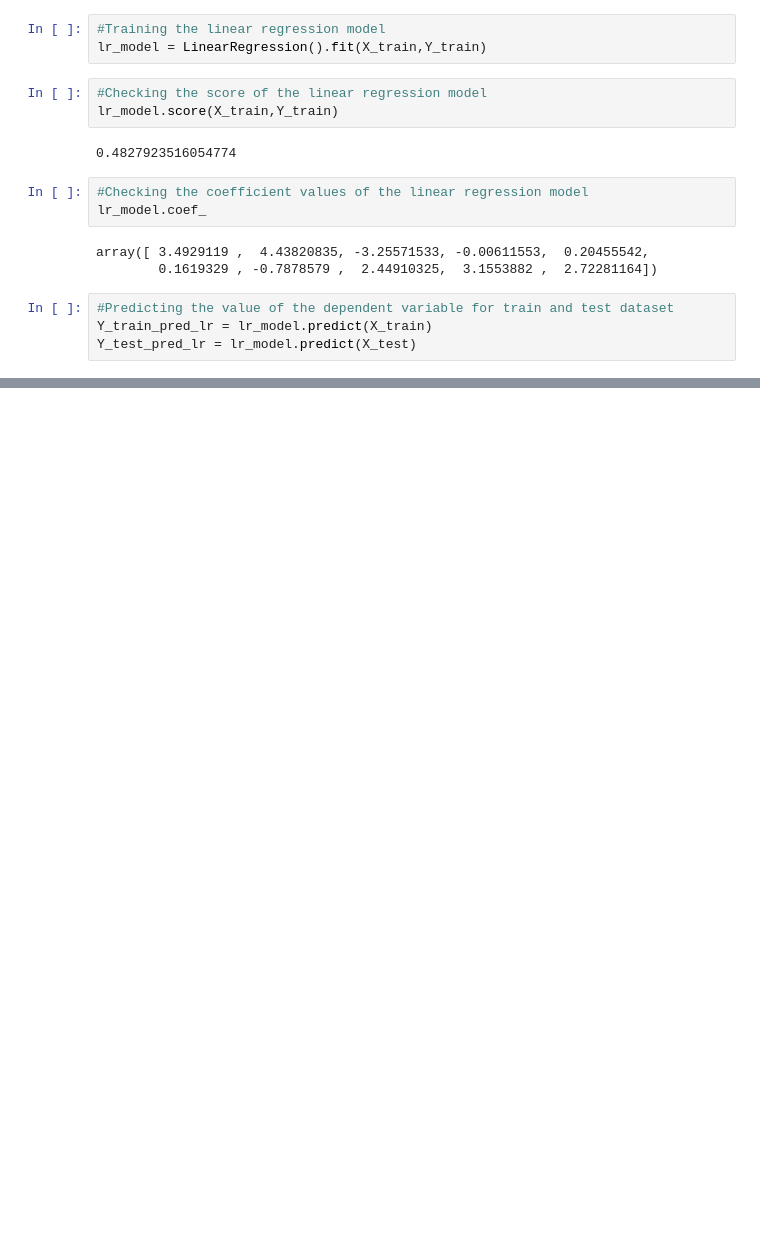
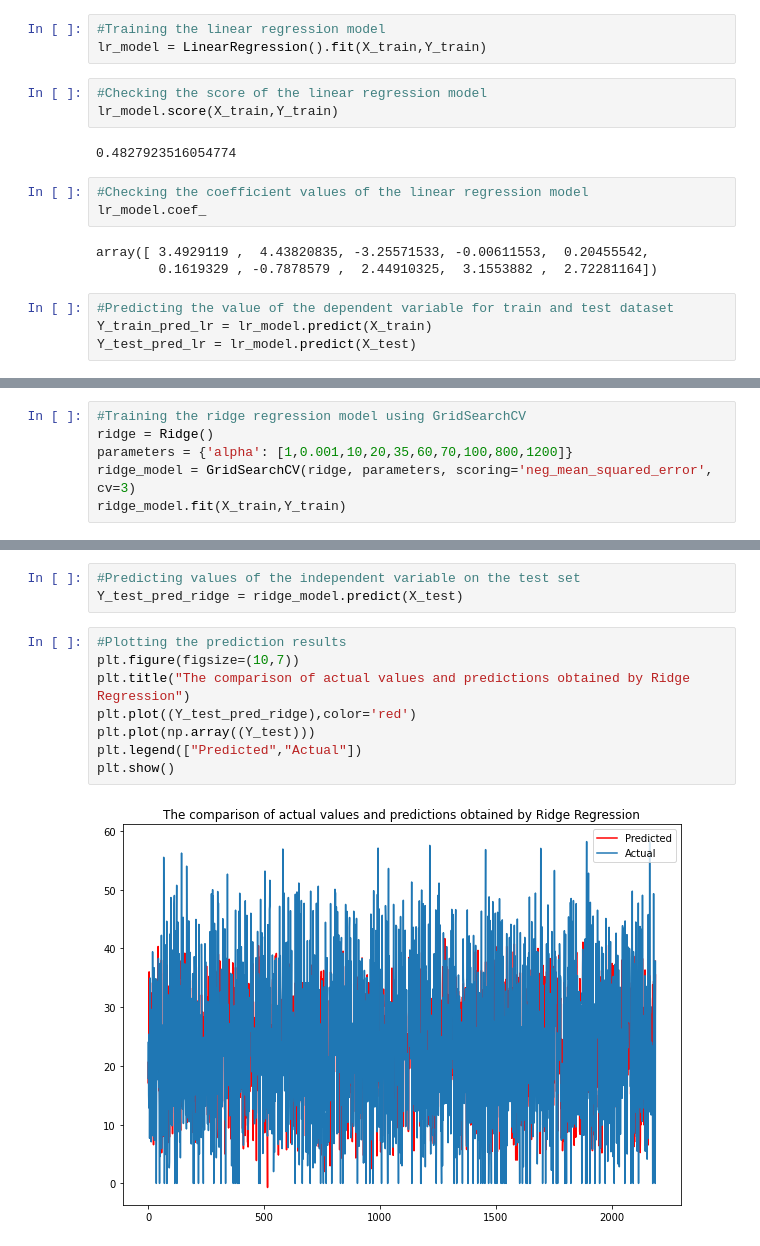
Before and after one commit to Syed-Adnan-S/Bike-Sharing-Demand-Prediction-Capstone-Project, a Jupyter notebook: Bike_Sharing_Demand_Prediction_Capstone_Project_Syed_Adnan_S.ipynb, the cells around one changed output, grey strips where cells are left out. Cells and saved outputs as stored; diff of their text form; blank space fills up the shorter version.

```diff
--- a/Bike_Sharing_Demand_Prediction_Capstone_Project_Syed_Adnan_S.ipynb
+++ b/Bike_Sharing_Demand_Prediction_Capstone_Project_Syed_Adnan_S.ipynb
@@ -908,0 +921,6 @@ Adjusted R2 : 0.4505640174519946
+# %%
+#Training the ridge regression model using GridSearchCV
+ridge = Ridge()
+parameters = {'alpha': [1,0.001,10,20,35,60,70,100,800,1200]}
+ridge_model = GridSearchCV(ridge, parameters, scoring='neg_mean_squared_error', cv=3)
+ridge_model.fit(X_train,Y_train)
@@ -908,0 +940,13 @@ Adjusted R2 : 0.4505640174519946
+# %%
+#Predicting values of the independent variable on the test set
+Y_test_pred_ridge = ridge_model.predict(X_test)
+# %%
+#Plotting the prediction results
+plt.figure(figsize=(10,7))
+plt.title("The comparison of actual values and predictions obtained by Ridge Regression")
+plt.plot((Y_test_pred_ridge),color='red')
+plt.plot(np.array((Y_test)))
+plt.legend(["Predicted","Actual"])
+plt.show()
+# %% [output]
+[figure, added]
```
Also changed, not shown: parts of 26 cells of this notebook.
